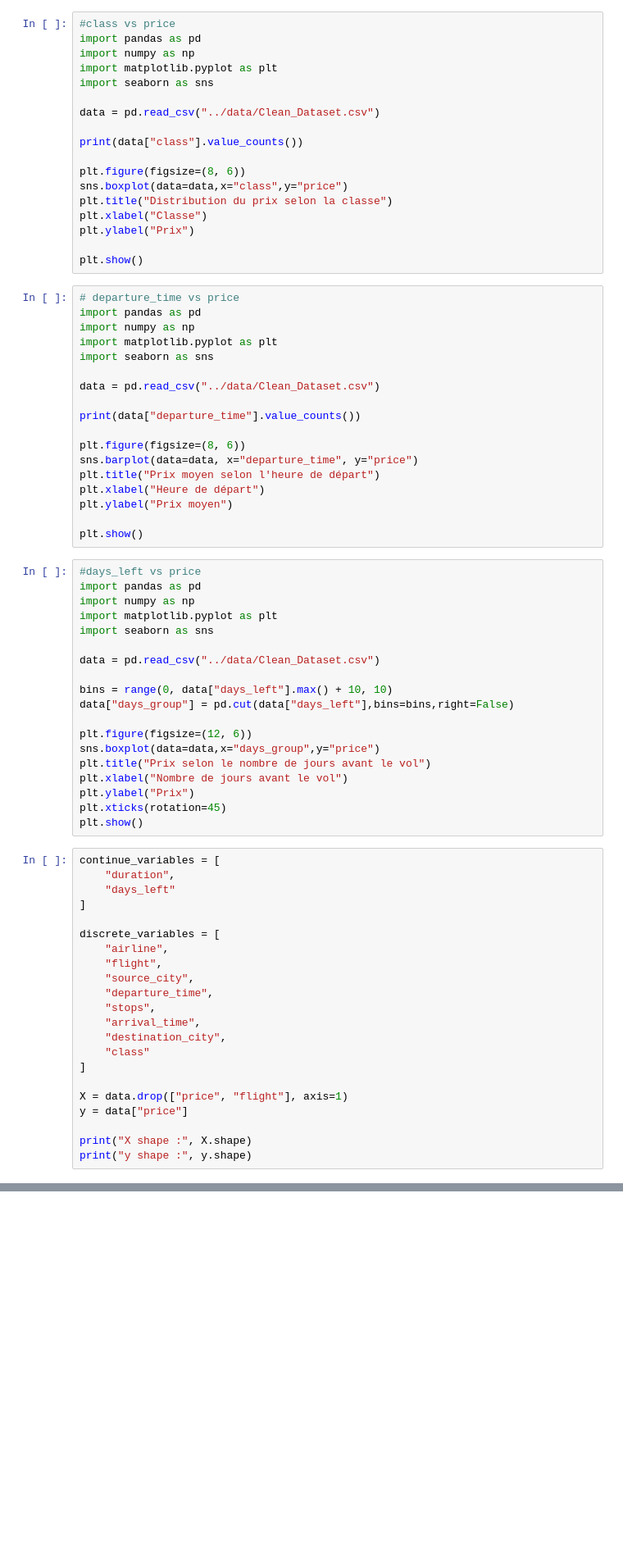
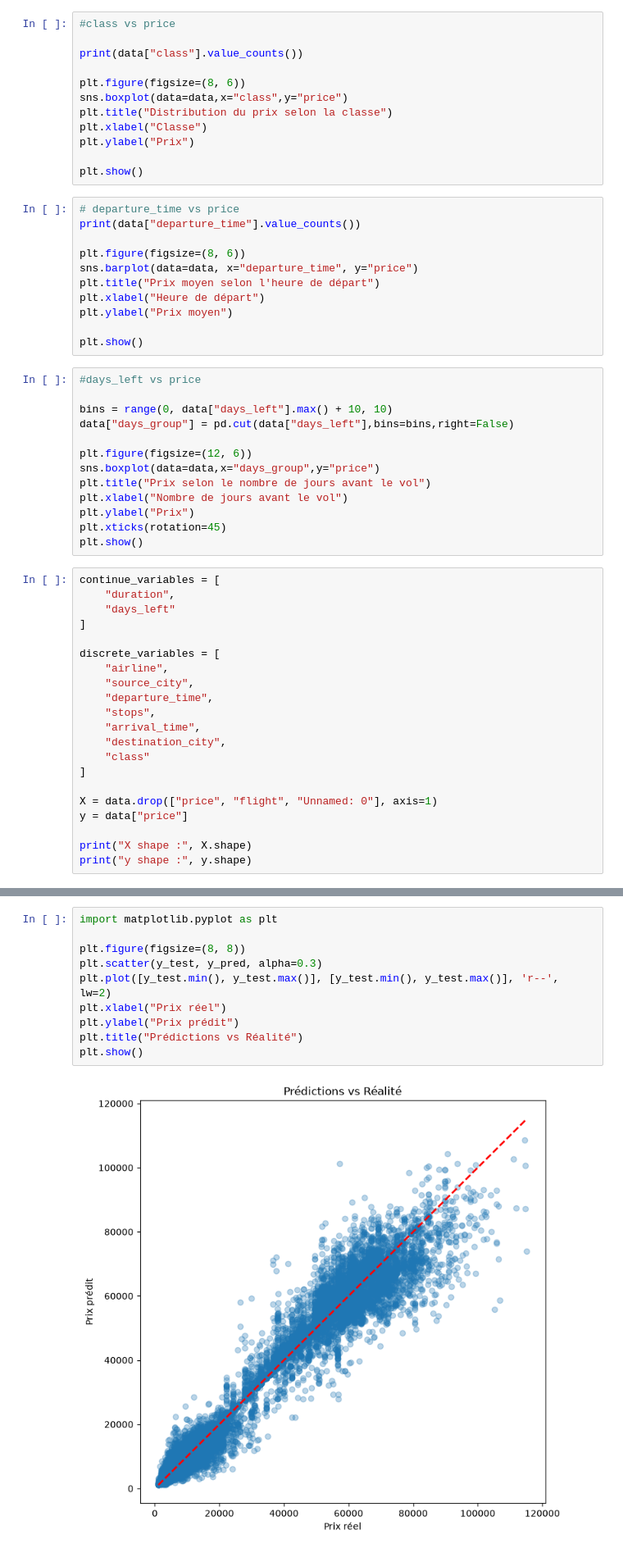
Before and after one commit to RihabMhd/Machine-Learning-Pr-diction-du-prix-des-billets-d-avion, a Jupyter notebook: notebooks/flight_price_prediction.ipynb, the cells around one changed output, grey strips where cells are left out. Shown at 82% size. Drawn from its saved outputs; the diff is of its cells as text; blank space fills up the shorter version.

Commit message:
feat: complete flight price prediction pipeline

```diff
--- a/notebooks/flight_price_prediction.ipynb
+++ b/notebooks/flight_price_prediction.ipynb
@@ -205,12 +190,6 @@ plt.ylabel("Prix moyen")
 plt.show()
 # %%
 #class vs price
-import pandas as pd
-import numpy as np
-import matplotlib.pyplot as plt
-import seaborn as sns
-
-data = pd.read_csv("../data/Clean_Dataset.csv")
 
 print(data["class"].value_counts())
 
@@ -223,13 +202,6 @@ plt.ylabel("Prix")
 plt.show()
 # %%
 # departure_time vs price
-import pandas as pd
-import numpy as np
-import matplotlib.pyplot as plt
-import seaborn as sns
-
-data = pd.read_csv("../data/Clean_Dataset.csv")
-
 print(data["departure_time"].value_counts())
 
 plt.figure(figsize=(8, 6))
@@ -241,12 +213,6 @@ plt.ylabel("Prix moyen")
 plt.show()
 # %%
 #days_left vs price
-import pandas as pd
-import numpy as np
-import matplotlib.pyplot as plt
-import seaborn as sns
-
-data = pd.read_csv("../data/Clean_Dataset.csv")
 
 bins = range(0, data["days_left"].max() + 10, 10)
 data["days_group"] = pd.cut(data["days_left"],bins=bins,right=False)
@@ -266,7 +232,6 @@ continue_variables = [
 
 discrete_variables = [
     "airline",
-    "flight",
     "source_city",
     "departure_time",
     "stops",
@@ -275,7 +240,7 @@ discrete_variables = [
     "class"
 ]
 
-X = data.drop(["price", "flight"], axis=1)
+X = data.drop(["price", "flight", "Unnamed: 0"], axis=1)
 y = data["price"]
 
 print("X shape :", X.shape)
@@ -483,0 +538,12 @@ print(f"R²   : {final_r2:.4f}")
+# %%
+import matplotlib.pyplot as plt
+
+plt.figure(figsize=(8, 8))
+plt.scatter(y_test, y_pred, alpha=0.3)
+plt.plot([y_test.min(), y_test.max()], [y_test.min(), y_test.max()], 'r--', lw=2)
+plt.xlabel("Prix réel")
+plt.ylabel("Prix prédit")
+plt.title("Prédictions vs Réalité")
+plt.show()
+# %% [output]
+[figure, added]
```
Also changed, not shown: parts of 19 cells of this notebook, 2 other files.
